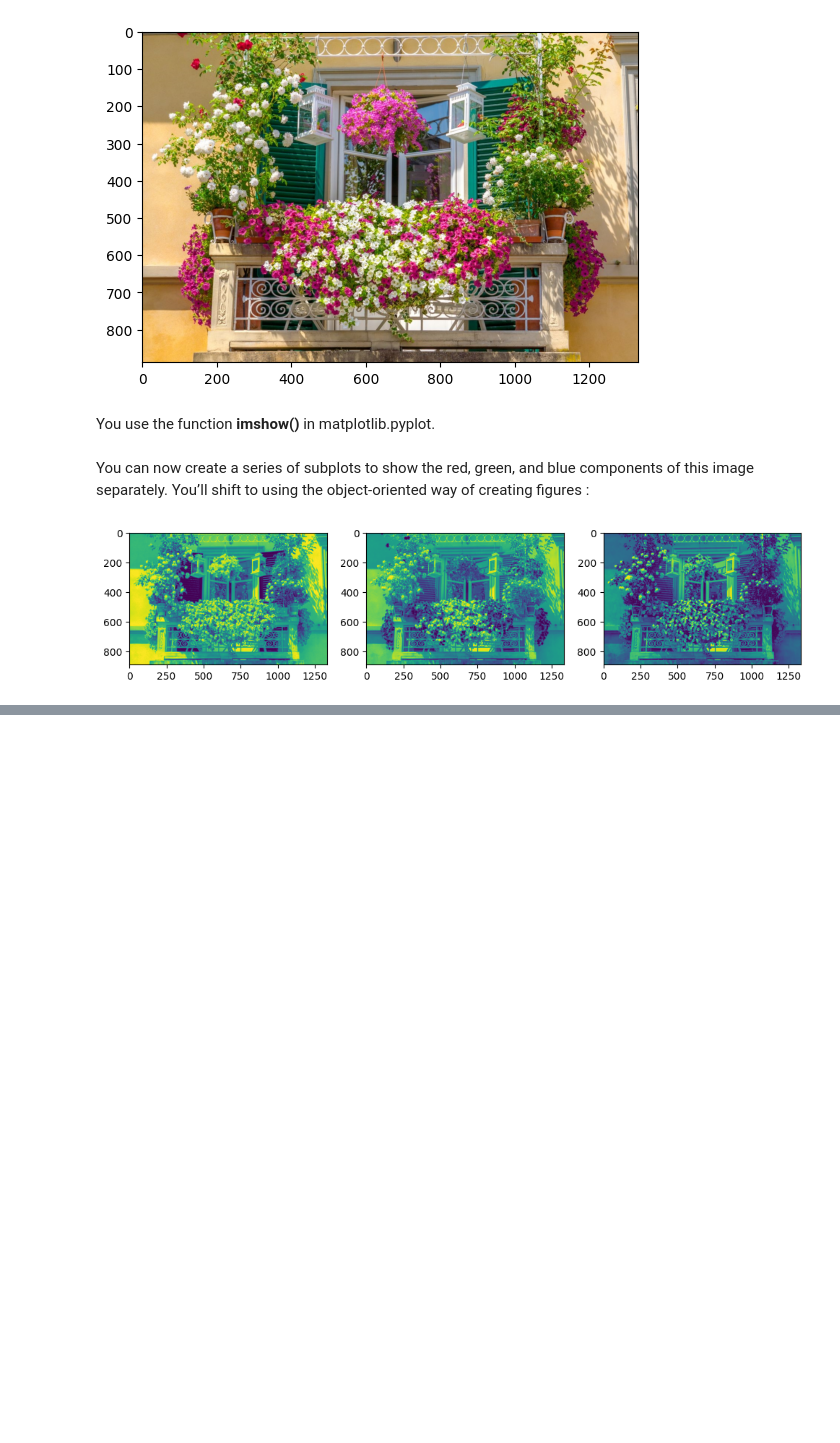
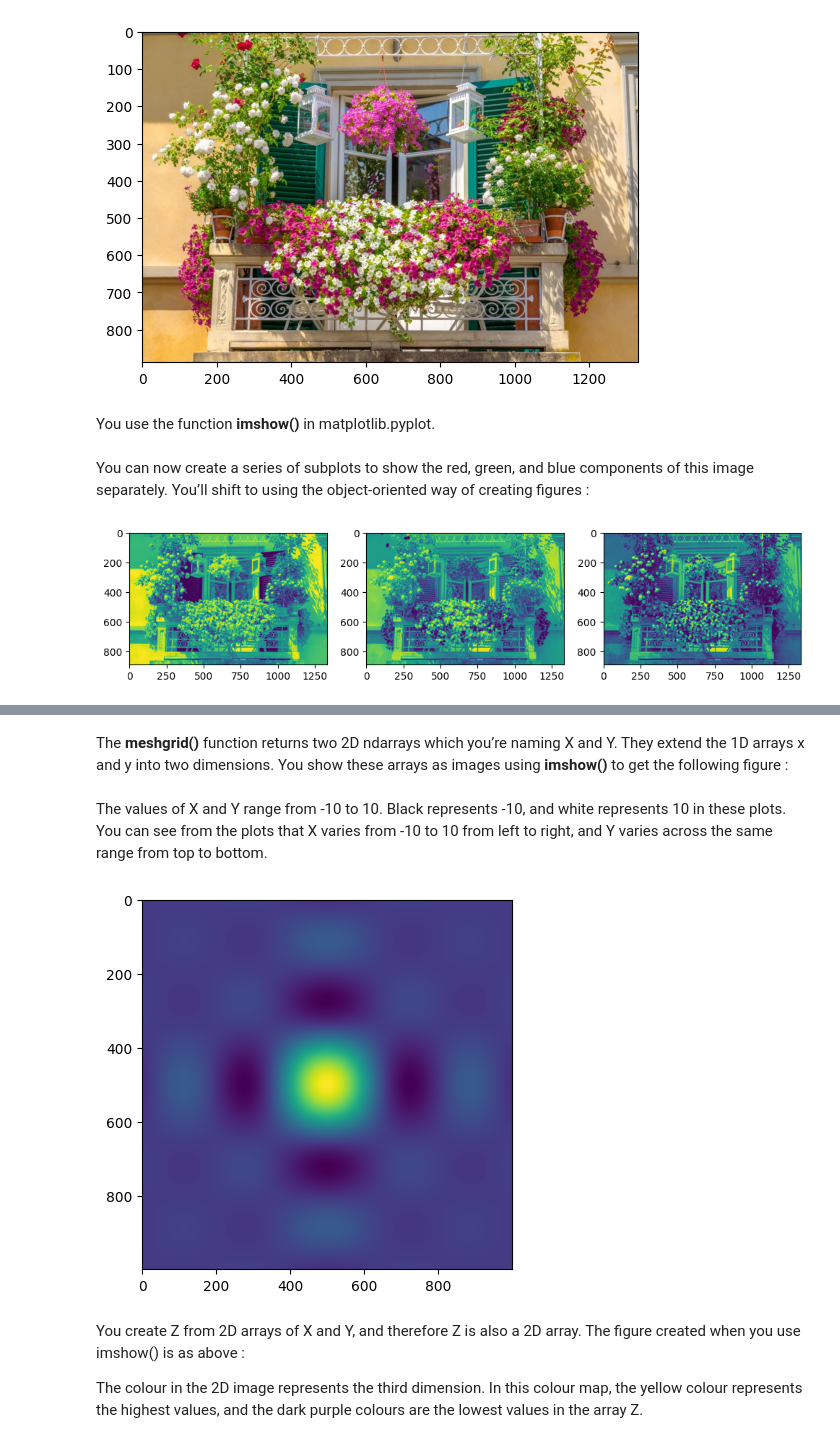
Before and after one commit to EfekanAlpsa/DataScientist-RoadMap, a Jupyter notebook: 3 - Pandas, Data Visualization/Matplotlib/Basics of Data Visualization in Python Using Matplotlib/Basics of Data Visualization in Python Using Matplotlib.ipynb, the cells around one changed output, grey strips where cells are left out. Cells and saved outputs as stored; diff of their text form; code cells hidden in the pictures; blank space fills up the shorter version.

Commit message:
reorganized 15. part of Basic of Data Visualization Python Using Matplotlib

```diff
--- a/3 - Pandas, Data Visualization/Matplotlib/Basics of Data Visualization in Python Using Matplotlib/Basics of Data Visualization in Python Using Matplotlib.ipynb
+++ b/3 - Pandas, Data Visualization/Matplotlib/Basics of Data Visualization in Python Using Matplotlib/Basics of Data Visualization in Python Using Matplotlib.ipynb
@@ -839,0 +836,23 @@ The values of X and Y range from -10 to 10. Black represents -10, and white repr
+# %% [markdown]
+The **meshgrid()** function returns two 2D ndarrays which you’re naming X and Y. They extend the 1D arrays x and y into two dimensions. You show these arrays as images using **imshow()** to get the following figure :
+# %% [markdown]
+The values of X and Y range from -10 to 10. Black represents -10, and white represents 10 in these plots. You can see from the plots that X varies from -10 to 10 from left to right, and Y varies across the same range from top to bottom.
+# %%
+import matplotlib.pyplot as plt
+import numpy as np
+
+x = np.linspace(-10, 10, 1000)
+y = np.linspace(-10, 10, 1000)
+
+X, Y = np.meshgrid(x, y)
+
+Z = (np.sin(X) / X) * (np.sin(Y) / Y)
+
+plt.imshow(Z)
+plt.show()
+# %% [output]
+[figure, added]
+# %% [markdown]
+You create Z from 2D arrays of X and Y, and therefore Z is also a 2D array. The figure created when you use imshow() is as above :
+
+The colour in the 2D image represents the third dimension. In this colour map, the yellow colour represents the highest values, and the dark purple colours are the lowest values in the array Z.
```
Also changed, not shown: parts of 26 cells of this notebook.
